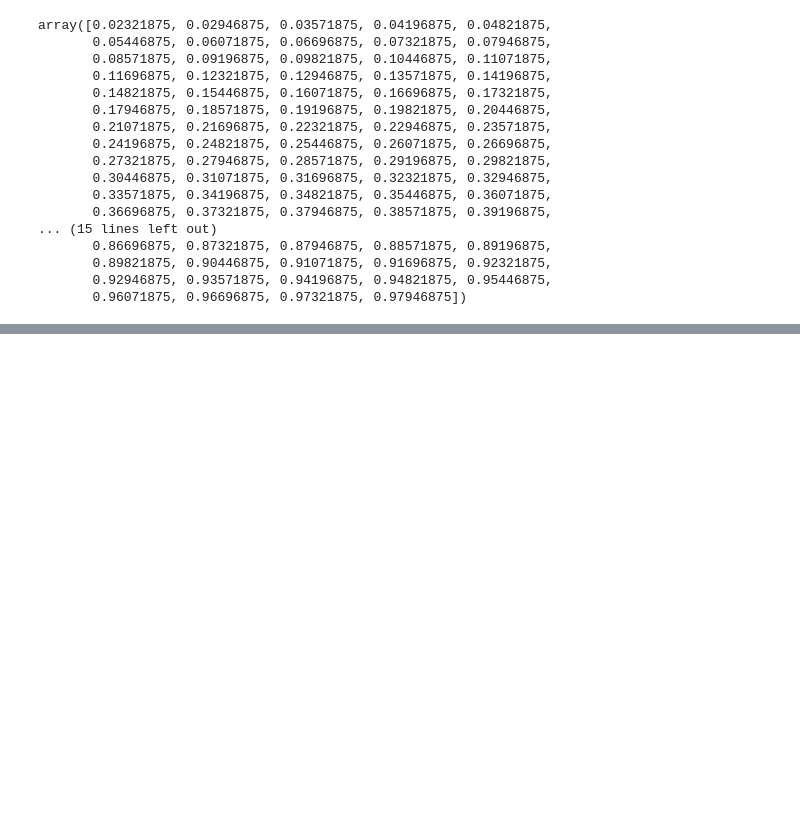
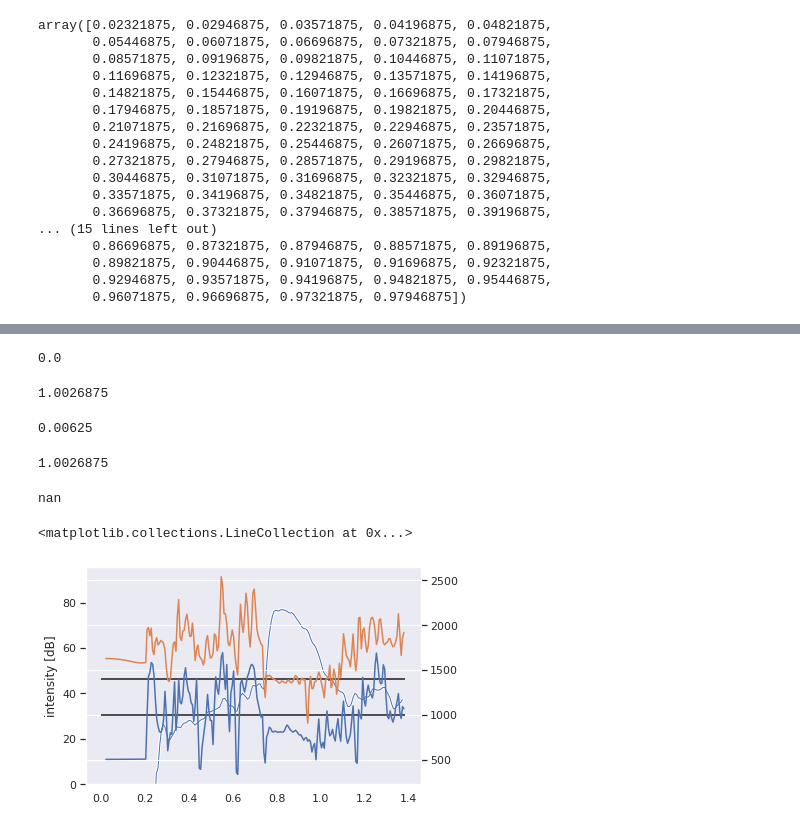
Before and after one commit to open-speech-org/python-speech-soa, a Jupyter notebook: 03_formants/ParselMouth.ipynb, the cells around one changed output, grey strips where cells are left out. Cells and saved outputs as stored; diff of their text form; code cells hidden in the pictures; blank space fills up the shorter version.

Commit message:
finding how to extract formants

```diff
--- a/03_formants/ParselMouth.ipynb
+++ b/03_formants/ParselMouth.ipynb
@@ -96,0 +123,42 @@ array([0.02321875, 0.02946875, 0.03571875, 0.04196875, 0.04821875,
+# %%
+formants.get_start_time()
+# %% [output]
+0.0
+# %%
+formants.get_end_time()
+# %% [output]
+1.0026875
+# %%
+formants.get_time_step()
+# %% [output]
+0.00625
+# %%
+formants.get_total_duration()
+# %% [output]
+1.0026875
+# %%
+formants.get_value_at_time(1,0)
+# %% [output]
+nan
+# %%
+f1 = list()
+f2 = list()
+for t in formants.t_grid():
+    f1.append(formants.get_value_at_time(1,t))
+    f2.append(formants.get_value_at_time(2,t))
+
+pre_emphasized_snd = snd.copy()
+pre_emphasized_snd.pre_emphasize()
+spectrogram = pre_emphasized_snd.to_spectrogram(window_length=0.03, maximum_frequency=8000)
+plt.figure()
+# draw_spectrogram(spectrogram)
+intensity = snd.to_intensity()
+draw_intensity(intensity)
+plt.twinx()
+plt.plot(formants.t_grid(), f1)
+plt.hlines(1000, 0, formants.t_grid()[-1])
+plt.plot(formants.t_grid(), f2)
+plt.hlines(1400, 0, formants.t_grid()[-1])
+# %% [output]
+<matplotlib.collections.LineCollection at 0x...>
+[figure, added]
```
Also changed, not shown: parts of 10 cells of this notebook.
